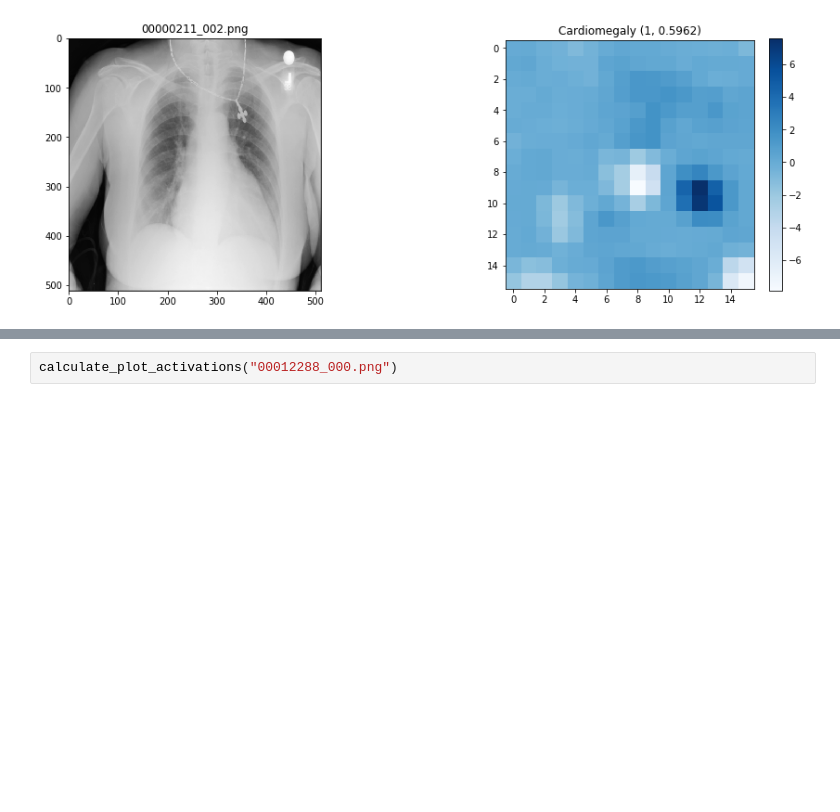
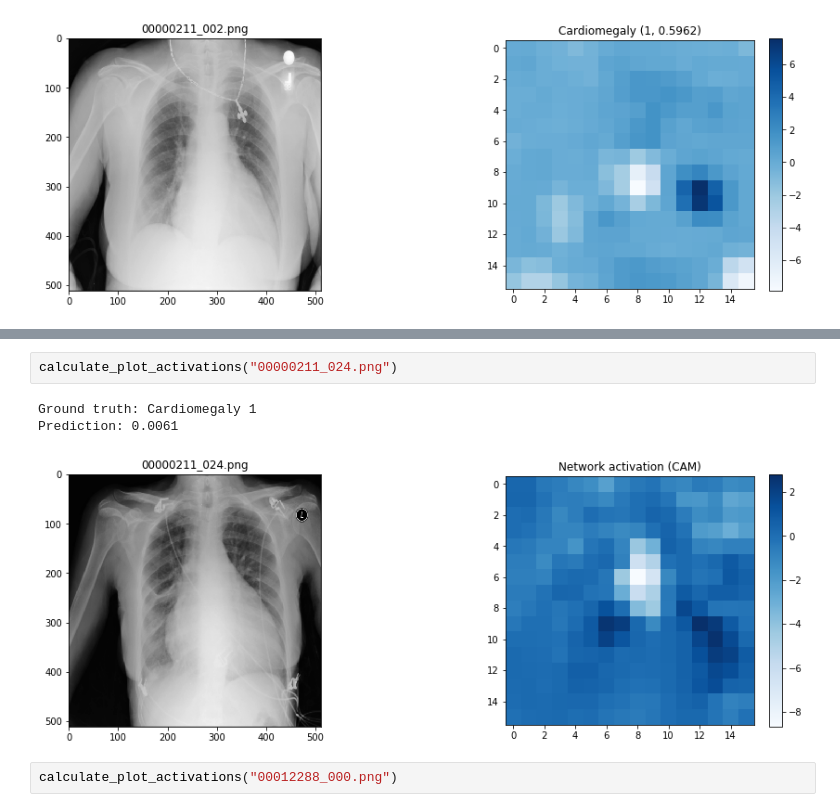
Before and after one commit to pdpino/cxr8, a Jupyter notebook: Testing.ipynb, the cells around one changed output, grey strips where cells are left out. Drawn from its saved outputs; the diff is of its cells as text; blank space fills up the shorter version.

```diff
--- a/Testing.ipynb
+++ b/Testing.ipynb
@@ -130,3 +180,9 @@ calculate_plot_activations(FN[7])
+# %%
+calculate_plot_activations("00000211_024.png")
+# %% [output]
+Ground truth: Cardiomegaly 1
+Prediction: 0.0061
+[figure, added]
 # %%
 calculate_plot_activations("00012288_000.png")
 # %% [output]
```
Also changed, not shown: parts of 10 cells of this notebook, 13 other files.
